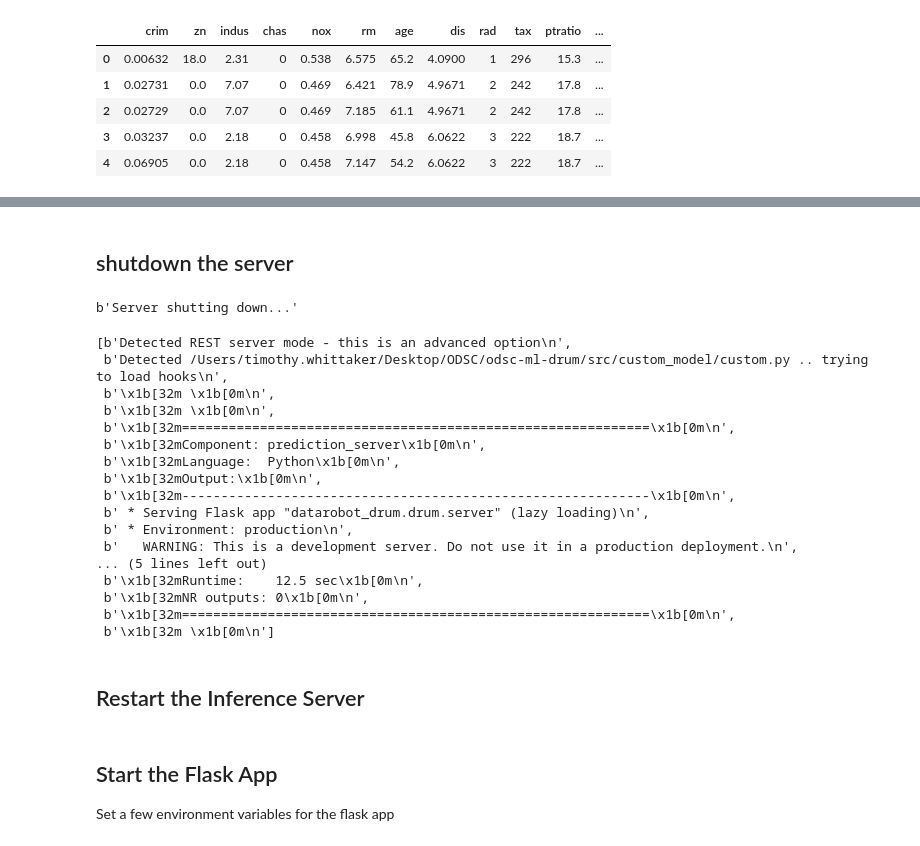
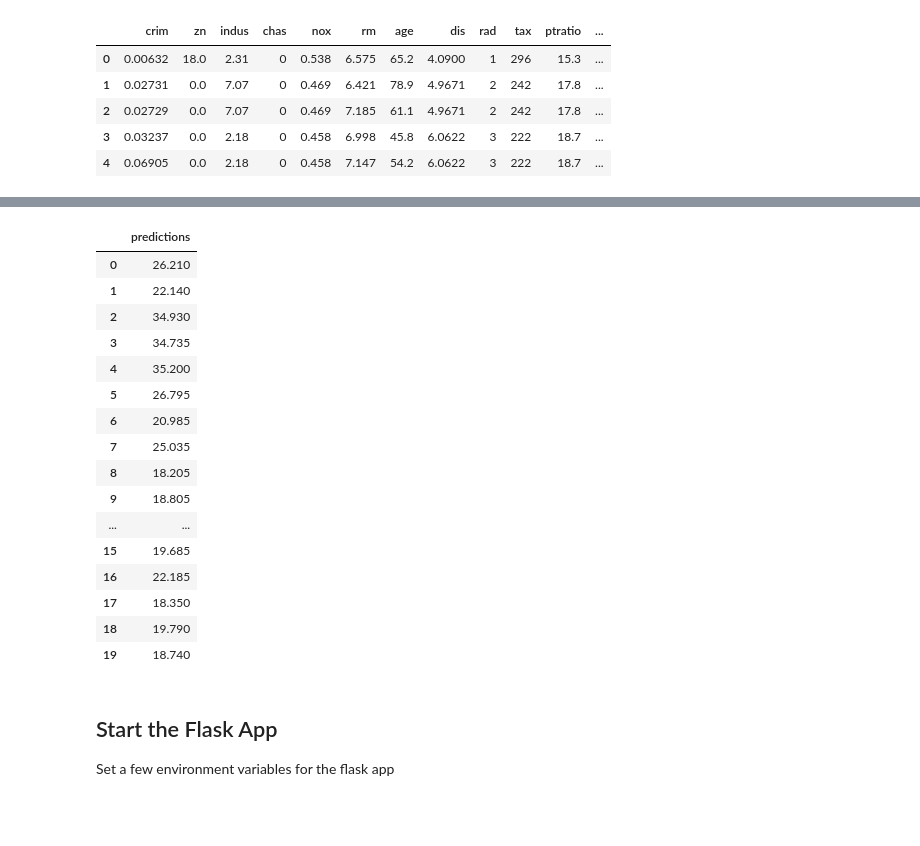
Before and after one commit to timsetsfire/odsc-ml-drum, a Jupyter notebook: notebooks/Model Serving with DRUM.ipynb, the cells around one changed output, grey strips where cells are left out. Saved outputs shown, nothing was run; the diff lists cells and outputs as text; code cells hidden in the pictures; blank space fills up the shorter version.

Commit message:
update flask app for monitoring via drum update model serving notebook

```diff
--- a/notebooks/Model Serving with DRUM.ipynb
+++ b/notebooks/Model Serving with DRUM.ipynb
@@ -93,5 +96,6 @@ df.head()
 | 4 | 0.06905 | 0.0 | 2.18 | 0 | 0.458 | 7.147 | 54.2 | 6.0622 | 3 | 222 | 18.7 | ... |
 # %%
 # %%timeit
-score(df).json()["predictions"][0:5] ## score entire dataset but only show first 5 records
+predictions = score(df).json() ## score entire dataset but only show first 5 records
+pprint(predictions)
 # %% [output]
@@ -99,32 +121,0 @@ score(df).json()["predictions"][0:5] ## score entire dataset but only show first
-# %% [markdown]
-## shutdown the server
-# %%
-## this endpoint is only available for non production server
-url = "http://0.0.0.0:6789/shutdown/"
-response = requests.request("POST", url)
-print(response.text.encode('utf8'))
-# %% [output]
-b'Server shutting down...'
-# %%
-inference_server.terminate()
-inference_server.stdout.readlines()
-# %% [output]
-[b'Detected REST server mode - this is an advanced option\n',
- b'Detected /Users/timothy.whittaker/Desktop/ODSC/odsc-ml-drum/src/custom_model/custom.py .. trying to load hooks\n',
- b'\x1b[32m \x1b[0m\n',
- b'\x1b[32m \x1b[0m\n',
- b'\x1b[32m============================================================\x1b[0m\n',
- b'\x1b[32mComponent: prediction_server\x1b[0m\n',
- b'\x1b[32mLanguage:  Python\x1b[0m\n',
- b'\x1b[32mOutput:\x1b[0m\n',
- b'\x1b[32m------------------------------------------------------------\x1b[0m\n',
- b' * Serving Flask app "datarobot_drum.drum.server" (lazy loading)\n',
- b' * Environment: production\n',
- b'   WARNING: This is a development server. Do not use it in a production deployment.\n',
-... (5 lines left out)
- b'\x1b[32mRuntime:    12.5 sec\x1b[0m\n',
- b'\x1b[32mNR outputs: 0\x1b[0m\n',
- b'\x1b[32m============================================================\x1b[0m\n',
- b'\x1b[32m \x1b[0m\n']
-# %% [markdown]
-## Restart the Inference Server
@@ -133,3 +122,23 @@ inference_server = subprocess.Popen(run_inference_server, stdout=subprocess.PIPE
+# %%
+pd.DataFrame(predictions)
+# %% [output]
+|  | predictions |
+| 0 | 26.210 |
+| 1 | 22.140 |
+| 2 | 34.930 |
+| 3 | 34.735 |
+| 4 | 35.200 |
+| 5 | 26.795 |
+| 6 | 20.985 |
+| 7 | 25.035 |
+| 8 | 18.205 |
+| 9 | 18.805 |
+| ... | ... |
+| 15 | 19.685 |
+| 16 | 22.185 |
+| 17 | 18.350 |
+| 18 | 19.790 |
+| 19 | 18.740 |
 # %% [markdown]
 ## Start the Flask App
 
```
Also changed, not shown: parts of 45 cells of this notebook, 2 other files.
